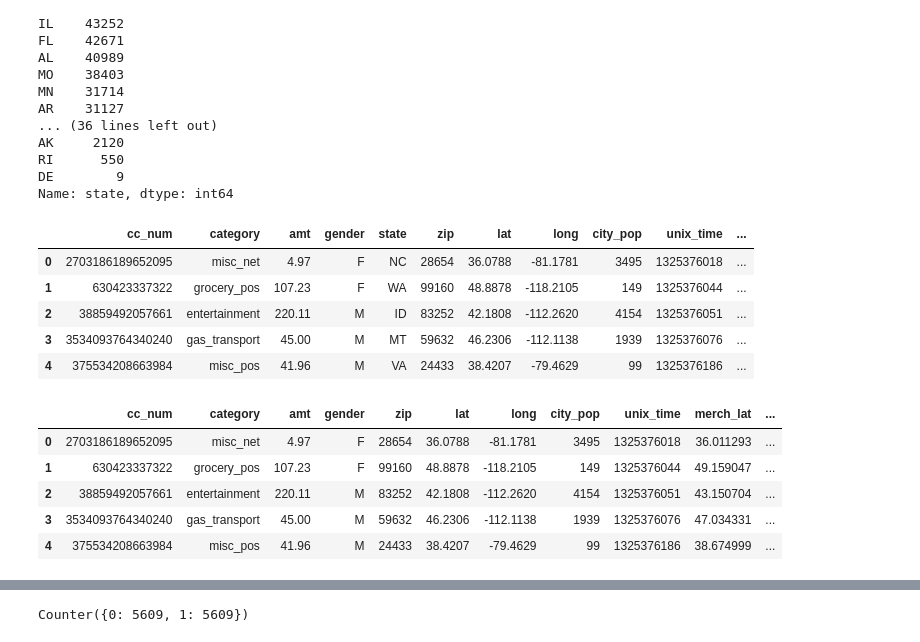
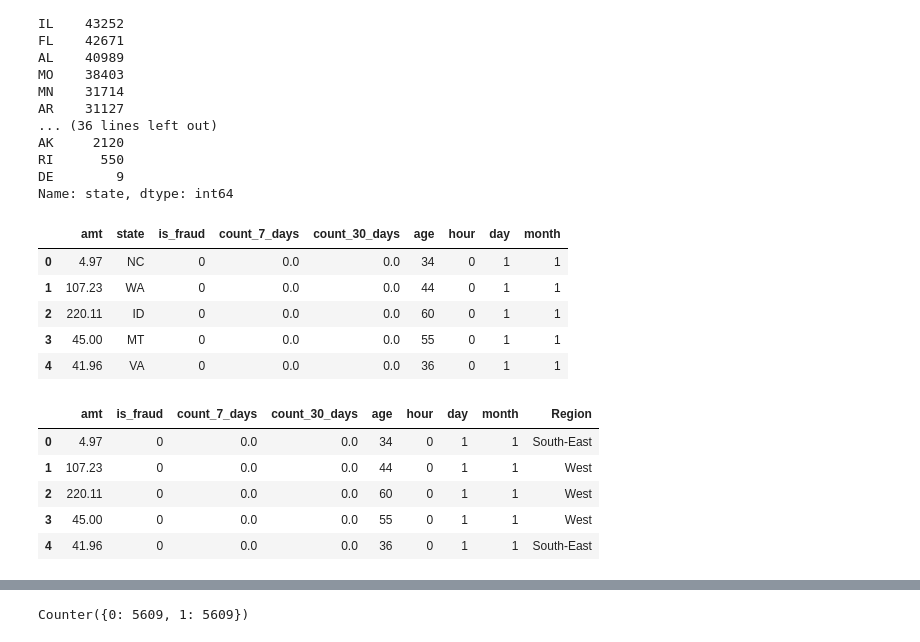
Before and after one commit to ashleighbridges/credit_card_fraud, a Jupyter notebook: ccf_preprocess_mlenv.ipynb, the cells around one changed output, grey strips where cells are left out. Saved outputs shown, nothing was run; the diff lists cells and outputs as text; code cells hidden in the pictures.

```diff
--- a/ccf_preprocess_mlenv.ipynb
+++ b/ccf_preprocess_mlenv.ipynb
@@ -11,10 +11,13 @@ from pathlib import Path
 from collections import Counter
 import pandas as pd
 import tensorflow as tf
+import os
+import seaborn as sns
+import matplotlib.pyplot as plt
 
 #  Import and read the fraudtrain.csv.
 import pandas as pd
-ccf_df = pd.read_csv("Resources/fraudtrain.csv")
+ccf_df = pd.read_csv("Resources/fraudtrain.csv",parse_dates=['trans_date_trans_time',])
 
 # Drop any null columns
 ccf_df=ccf_df.dropna(axis='columns', how='all')
@@ -33,3 +36,23 @@ ccf_df.head()
 | 3 | 3 | 2019-01-01 00:01:16 | 3534093764340240 | fraud_Kutch, Hermiston and Farrell | gas_transport | 45.00 | Jeremy | White | M | ... |
 | 4 | 4 | 2019-01-01 00:03:06 | 375534208663984 | fraud_Keeling-Crist | misc_pos | 41.96 | Tyler | Garcia | M | ... |
 5 rows × 23 columns
+# %%
+# Extract frequencies of transactions in last 1/7/30 days
+def last1DayTransactionCount(x):
+    temp = pd.Series(x.index, index = x.trans_date_trans_time, name='count_1_day').sort_index()
+    count_1_day = temp.rolling('1d').count() - 1
+    count_1_day.index = temp.values
+    x['count_1_day'] = count_1_day.reindex(x.index)
+    return x
+def last7DaysTransactionCount(x):
+    temp = pd.Series(x.index, index = x.trans_date_trans_time, name='count_7_days').sort_index()
+    count_7_days = temp.rolling('7d').count() - 1
+    count_7_days.index = temp.values
+    x['count_7_days'] = count_7_days.reindex(x.index)
+    return x
+def last30DaysTransactionCount(x):
+    temp = pd.Series(x.index, index = x.trans_date_trans_time, name='count_30_days').sort_index()
+    count_30_days = temp.rolling('30d').count() - 1
+    count_30_days.index = temp.values
+    x['count_30_days'] = count_30_days.reindex(x.index)
+    return x
@@ -35,0 +61,4 @@ ccf_df.head()
+# %%
+ccf_df = ccf_df.groupby('cc_num').apply(last7DaysTransactionCount)
+# %%
+ccf_df = ccf_df.groupby('cc_num').apply(last30DaysTransactionCount)
@@ -238,20 +276,22 @@ Name: state, dtype: int64
 # %%
 # Update fields to better reflect more legible items
 ccf_df['age'] = dt.date.today().year-pd.to_datetime(ccf_df['dob']).dt.year
 ccf_df['hour'] = pd.to_datetime(ccf_df['trans_date_trans_time']).dt.hour
 ccf_df['day'] = pd.to_datetime(ccf_df['trans_date_trans_time']).dt.dayofweek
 ccf_df['month'] = pd.to_datetime(ccf_df['trans_date_trans_time']).dt.month
 
-ccf_df2 = ccf_df.drop(columns = ['Unnamed: 0', 'trans_date_trans_time','merchant','dob', 'first', 'last', 'street', 'trans_num', 'city', 'job'])
+#ccf_df2 = ccf_df.drop(columns = ['gender','category','cc_num','Unnamed: 0', 'trans_date_trans_time','merchant','dob', 'first', 'last', 'street', 'trans_num', 'city', 'job'])
+ccf_df2 = ccf_df[['amt','state','is_fraud','count_7_days','count_30_days', 'age','hour','day','month']]
+
 
 ccf_df2.head()
 # %% [output]
-|  | cc_num | category | amt | gender | state | zip | lat | long | city_pop | unix_time | ... |
-| 0 | 2703186189652095 | misc_net | 4.97 | F | NC | 28654 | 36.0788 | -81.1781 | 3495 | 1325376018 | ... |
-| 1 | 630423337322 | grocery_pos | 107.23 | F | WA | 99160 | 48.8878 | -118.2105 | 149 | 1325376044 | ... |
-| 2 | 38859492057661 | entertainment | 220.11 | M | ID | 83252 | 42.1808 | -112.2620 | 4154 | 1325376051 | ... |
-| 3 | 3534093764340240 | gas_transport | 45.00 | M | MT | 59632 | 46.2306 | -112.1138 | 1939 | 1325376076 | ... |
-| 4 | 375534208663984 | misc_pos | 41.96 | M | VA | 24433 | 38.4207 | -79.4629 | 99 | 1325376186 | ... |
+|  | amt | state | is_fraud | count_7_days | count_30_days | age | hour | day | month |
+| 0 | 4.97 | NC | 0 | 0.0 | 0.0 | 34 | 0 | 1 | 1 |
+| 1 | 107.23 | WA | 0 | 0.0 | 0.0 | 44 | 0 | 1 | 1 |
+| 2 | 220.11 | ID | 0 | 0.0 | 0.0 | 60 | 0 | 1 | 1 |
+| 3 | 45.00 | MT | 0 | 0.0 | 0.0 | 55 | 0 | 1 | 1 |
+| 4 | 41.96 | VA | 0 | 0.0 | 0.0 | 36 | 0 | 1 | 1 |
 # %%
 # Create a function to label states by region
 def label_states (row):
@@ -274,12 +314,12 @@ ccf_df2['Region']=ccf_df2.apply(lambda row: label_states(row), axis=1)
 ccf_df2 = ccf_df2.drop(columns = ['state'])
 ccf_df2.head()
 # %% [output]
-|  | cc_num | category | amt | gender | zip | lat | long | city_pop | unix_time | merch_lat | ... |
-| 0 | 2703186189652095 | misc_net | 4.97 | F | 28654 | 36.0788 | -81.1781 | 3495 | 1325376018 | 36.011293 | ... |
-| 1 | 630423337322 | grocery_pos | 107.23 | F | 99160 | 48.8878 | -118.2105 | 149 | 1325376044 | 49.159047 | ... |
-| 2 | 38859492057661 | entertainment | 220.11 | M | 83252 | 42.1808 | -112.2620 | 4154 | 1325376051 | 43.150704 | ... |
-| 3 | 3534093764340240 | gas_transport | 45.00 | M | 59632 | 46.2306 | -112.1138 | 1939 | 1325376076 | 47.034331 | ... |
-| 4 | 375534208663984 | misc_pos | 41.96 | M | 24433 | 38.4207 | -79.4629 | 99 | 1325376186 | 38.674999 | ... |
+|  | amt | is_fraud | count_7_days | count_30_days | age | hour | day | month | Region |
+| 0 | 4.97 | 0 | 0.0 | 0.0 | 34 | 0 | 1 | 1 | South-East |
+| 1 | 107.23 | 0 | 0.0 | 0.0 | 44 | 0 | 1 | 1 | West |
+| 2 | 220.11 | 0 | 0.0 | 0.0 | 60 | 0 | 1 | 1 | West |
+| 3 | 45.00 | 0 | 0.0 | 0.0 | 55 | 0 | 1 | 1 | West |
+| 4 | 41.96 | 0 | 0.0 | 0.0 | 36 | 0 | 1 | 1 | South-East |
 # %%
 ccf_df2.dtypes
 # %% [output]
```
Also changed, not shown: parts of 23 cells of this notebook.
